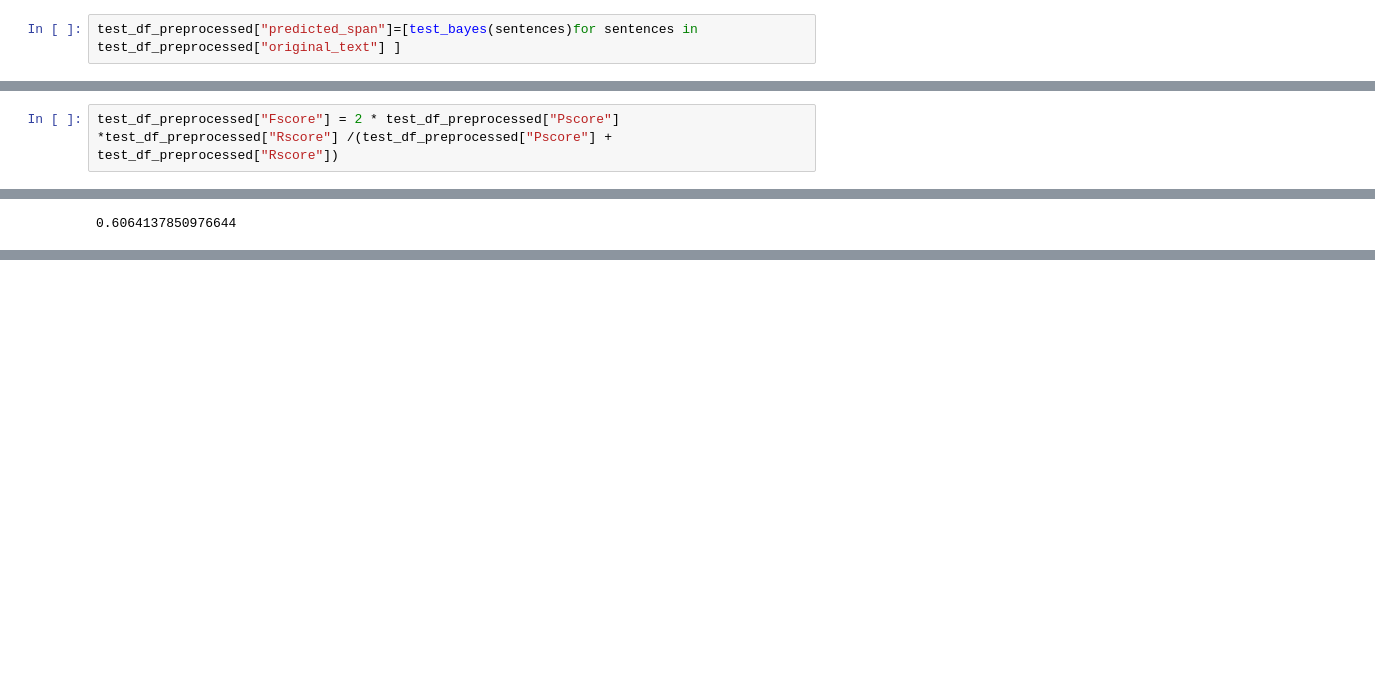
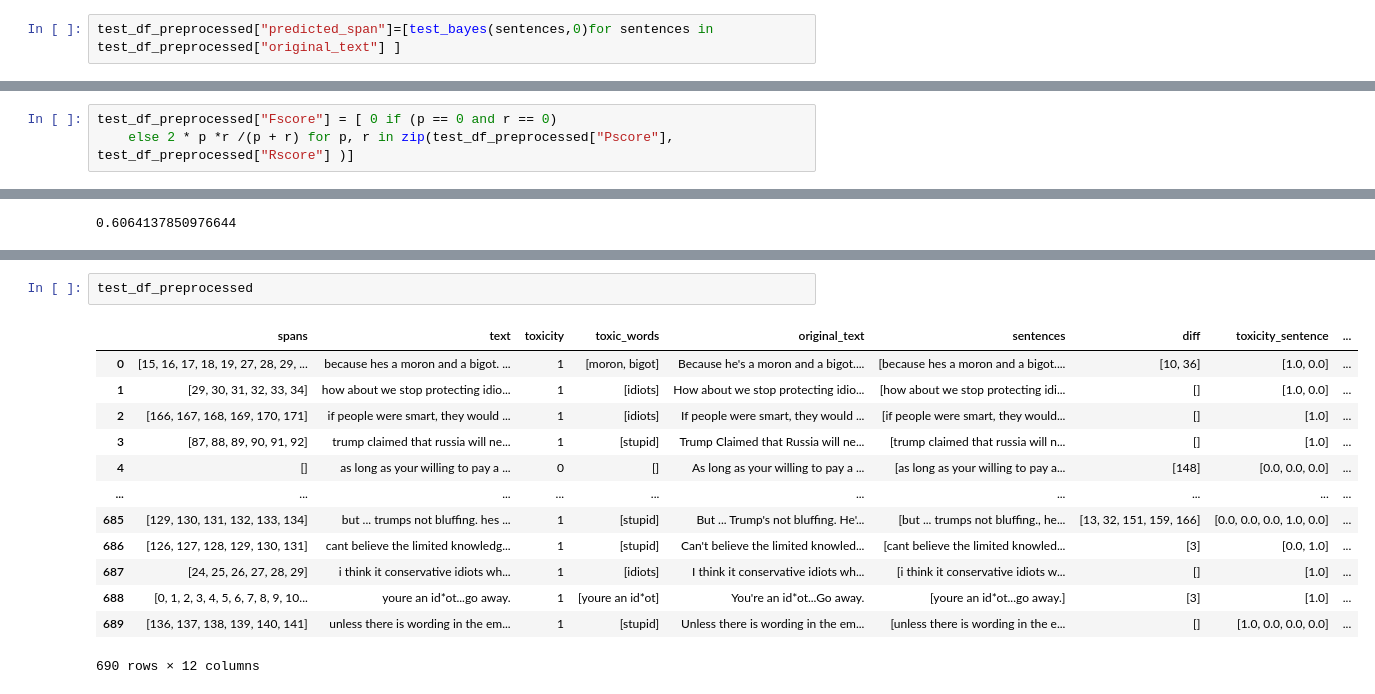
Before and after one commit to paatrycjaa/wedt-toxic-span-detection, a Jupyter notebook: bayes.ipynb, the cells around one changed output, grey strips where cells are left out. Cells and saved outputs as stored; diff of their text form; blank space fills up the shorter version.

```diff
--- a/bayes.ipynb
+++ b/bayes.ipynb
@@ -273,2 +238,2 @@ weighted avg       0.77      0.77      0.77      1992
 # %%
-test_df_preprocessed["predicted_span"]=[test_bayes(sentences)for sentences in test_df_preprocessed["original_text"] ]
+test_df_preprocessed["predicted_span"]=[test_bayes(sentences,0)for sentences in test_df_preprocessed["original_text"] ]
@@ -319,7 +267,8 @@ test_df_preprocessed["Pscore"] = [ 1 if (len(s) == 0 and len(ps) == 0)
 test_df_preprocessed["Rscore"] = [ 1 if (len(s) == 0 and len(ps) == 0)
                              else 0 if len(s) == 0
                              else len( set(s).intersection(set(ps) ))/ len(set(s))  for s, ps in zip(test_df_preprocessed["spans"],test_df_preprocessed["predicted_span"]) ]
-# %%
-test_df_preprocessed["Fscore"] = 2 * test_df_preprocessed["Pscore"] *test_df_preprocessed["Rscore"] /(test_df_preprocessed["Pscore"] + test_df_preprocessed["Rscore"])
+# %%
+test_df_preprocessed["Fscore"] = [ 0 if (p == 0 and r == 0)
+    else 2 * p *r /(p + r) for p, r in zip(test_df_preprocessed["Pscore"], test_df_preprocessed["Rscore"] )]
 # %%
 F_score= np.mean(test_df_preprocessed["Fscore"])
@@ -345,0 +288,16 @@ R_score
+# %%
+test_df_preprocessed
+# %% [output]
+|  | spans | text | toxicity | toxic_words | original_text | sentences | diff | toxicity_sentence | ... |
+| 0 | [15, 16, 17, 18, 19, 27, 28, 29, ... | because hes a moron and a bigot. ... | 1 | [moron, bigot] | Because he's a moron and a bigot.... | [because hes a moron and a bigot.... | [10, 36] | [1.0, 0.0] | ... |
+| 1 | [29, 30, 31, 32, 33, 34] | how about we stop protecting idio... | 1 | [idiots] | How about we stop protecting idio... | [how about we stop protecting idi... | [] | [1.0, 0.0] | ... |
+| 2 | [166, 167, 168, 169, 170, 171] | if people were smart, they would ... | 1 | [idiots] | If people were smart, they would ... | [if people were smart, they would... | [] | [1.0] | ... |
+| 3 | [87, 88, 89, 90, 91, 92] | trump claimed that russia will ne... | 1 | [stupid] | Trump Claimed that Russia will ne... | [trump claimed that russia will n... | [] | [1.0] | ... |
+| 4 | [] | as long as your willing to pay a ... | 0 | [] | As long as your willing to pay a ... | [as long as your willing to pay a... | [148] | [0.0, 0.0, 0.0] | ... |
+| ... | ... | ... | ... | ... | ... | ... | ... | ... | ... |
+| 685 | [129, 130, 131, 132, 133, 134] | but ... trumps not bluffing. hes ... | 1 | [stupid] | But ... Trump's not bluffing. He'... | [but ... trumps not bluffing., he... | [13, 32, 151, 159, 166] | [0.0, 0.0, 0.0, 1.0, 0.0] | ... |
+| 686 | [126, 127, 128, 129, 130, 131] | cant believe the limited knowledg... | 1 | [stupid] | Can't believe the limited knowled... | [cant believe the limited knowled... | [3] | [0.0, 1.0] | ... |
+| 687 | [24, 25, 26, 27, 28, 29] | i think it conservative idiots wh... | 1 | [idiots] | I think it conservative idiots wh... | [i think it conservative idiots w... | [] | [1.0] | ... |
+| 688 | [0, 1, 2, 3, 4, 5, 6, 7, 8, 9, 10... | youre an id*ot...go away. | 1 | [youre an id*ot] | You're an id*ot...Go away. | [youre an id*ot...go away.] | [3] | [1.0] | ... |
+| 689 | [136, 137, 138, 139, 140, 141] | unless there is wording in the em... | 1 | [stupid] | Unless there is wording in the em... | [unless there is wording in the e... | [] | [1.0, 0.0, 0.0, 0.0] | ... |
+690 rows × 12 columns
```
Also changed, not shown: parts of 37 cells of this notebook, 13 other files.
